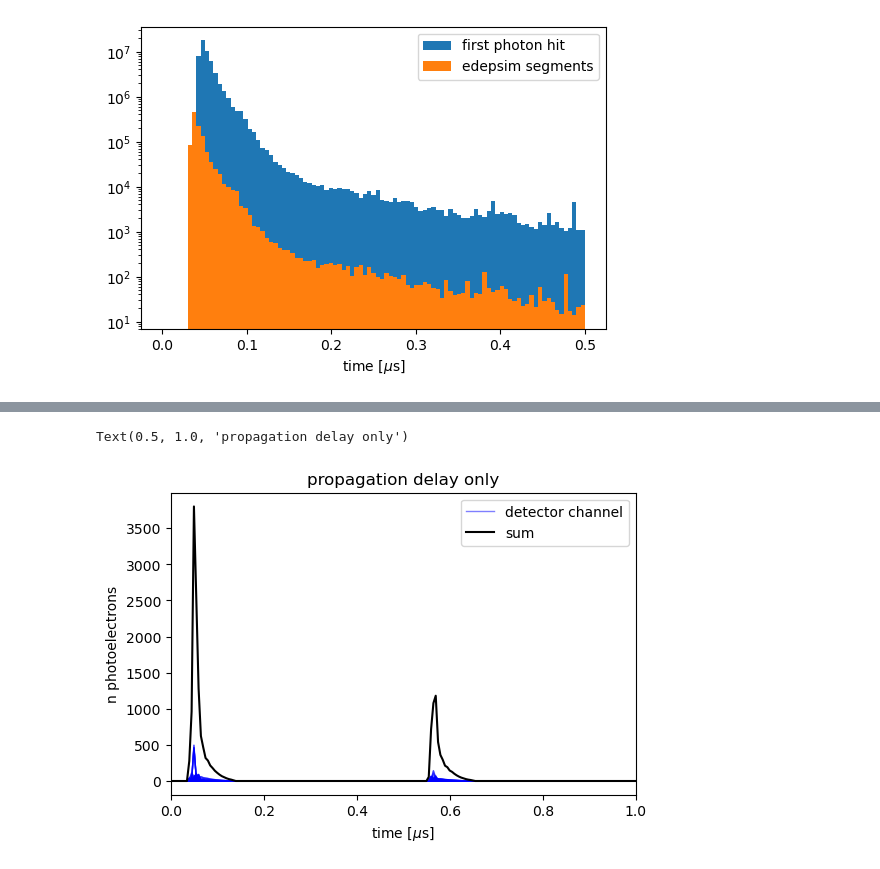
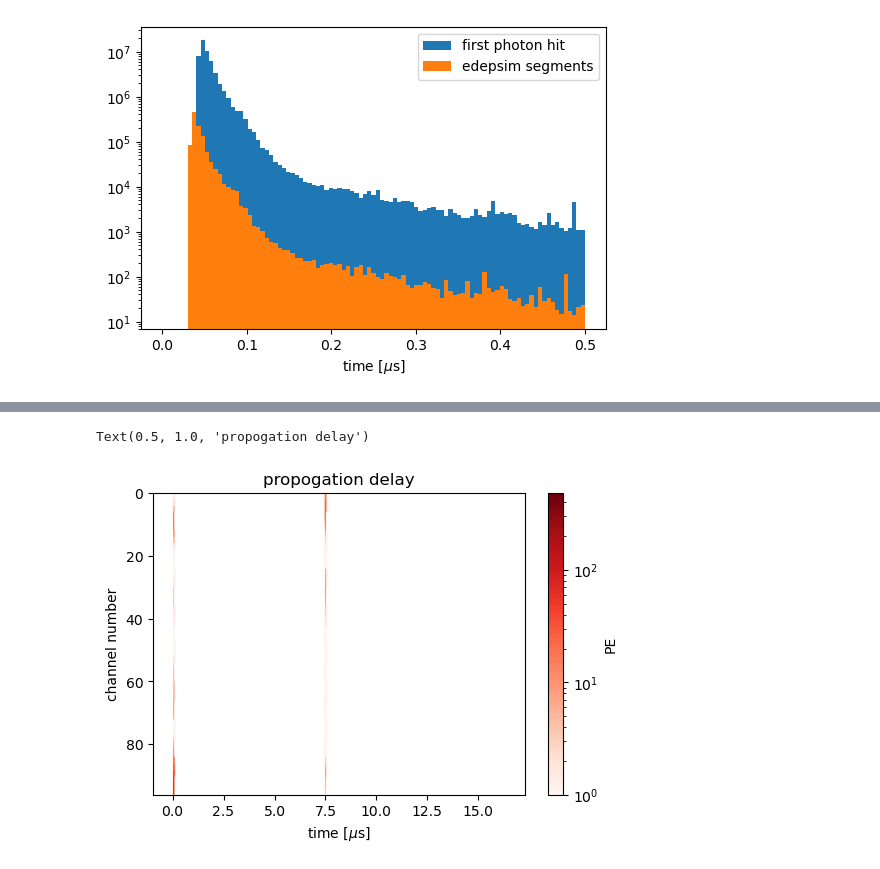
Before and after one commit to DUNE/larnd-sim, a Jupyter notebook: examples/Light signals.ipynb, the cells around one changed output, grey strips where cells are left out. Drawn from its saved outputs; the diff is of its cells as text; code cells hidden in the pictures.

```diff
--- a/examples/Light signals.ipynb
+++ b/examples/Light signals.ipynb
@@ -423,23 +449,20 @@ BPG = (ceil(light_sample_inc.shape[0] / TPB[0]),
 light_sim.sum_light_signals[BPG, TPB](selected_tracks, track_light_voxel[itrk:itrk+BATCH_SIZE], light_inc,
                                       lut, light_t_start, light_sample_inc)
 RangePop()
-# %%
-from larndsim.consts.light import LIGHT_TICK_SIZE
-
-plt.figure(dpi=100)
-for idet in range(light_sample_inc.shape[0]):
-    plt.plot(np.arange(light_sample_inc.shape[1]) * LIGHT_TICK_SIZE + light_t_start, light_sample_inc[idet].get(),
-             label='detector channel' if idet == 0 else None, color='b', lw=1, alpha=0.5)
-
-plt.plot(np.arange(light_sample_inc.shape[1]) * LIGHT_TICK_SIZE + light_t_start, light_sample_inc.sum(axis=0).get(), label='sum', color='k')
-plt.xlabel(r'time [$\mu$s]')
-plt.ylabel('n photoelectrons')
-plt.xlim(0,1)
-plt.legend()
-plt.title('propagation delay only')
-# %% [output]
-Text(0.5, 1.0, 'propagation delay only')
-[figure, removed]
+# %%
+plt.figure(dpi=100)
+plt.imshow(light_sample_inc.get(), cmap='Reds',
+           norm=colors.LogNorm(1),
+           extent=(light_t_start,light_t_start+LIGHT_TICK_SIZE*light_sample_inc.shape[1],light_sample_inc.shape[0],0),
+           aspect='auto')
+plt.ylabel('channel number')
+plt.xlabel(r'time [$\mu$s]')
+plt.colorbar(label='PE')
+plt.title('propogation delay')
+# plt.xlim(0,2.5)
+# %% [output]
+Text(0.5, 1.0, 'propogation delay')
+[figure, added]
 # %%
 RangePush("sim_scintillation")
 light_sample_inc_scint = cp.zeros_like(light_sample_inc)
```
Also changed, not shown: parts of 19 cells of this notebook, 4 other files.
